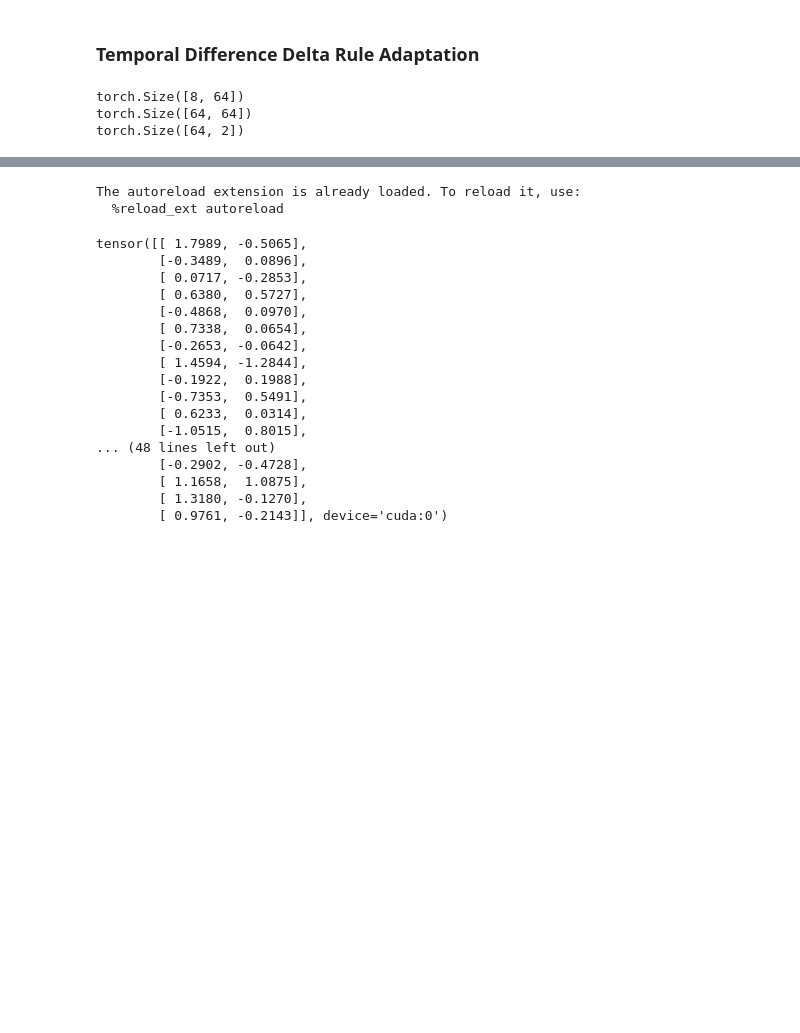
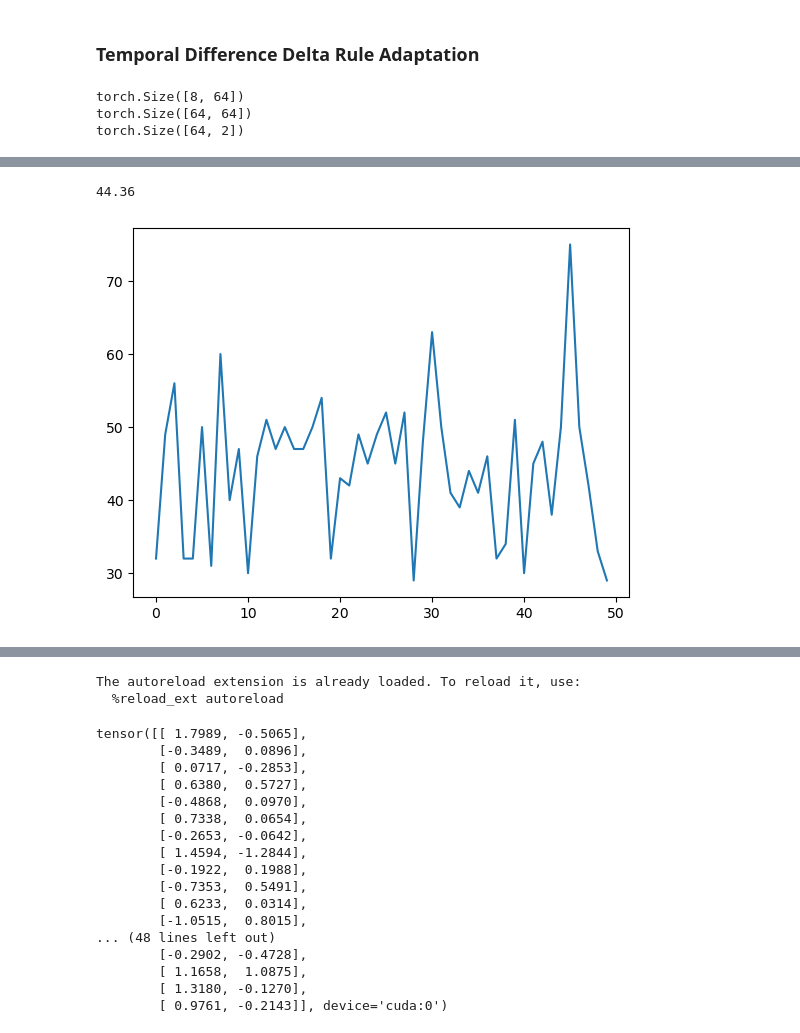
Before and after one commit to mahmoudakl/dsrl, a Jupyter notebook: rstdp_domain_adaptation/delta_cartpole_adaptation.ipynb, the cells around one changed output, grey strips where cells are left out. Cells and saved outputs as stored; diff of their text form; code cells hidden in the pictures; blank space fills up the shorter version.

```diff
--- a/rstdp_domain_adaptation/delta_cartpole_adaptation.ipynb
+++ b/rstdp_domain_adaptation/delta_cartpole_adaptation.ipynb
@@ -49,7 +49,7 @@ rstdp_episodes = 250
 original_env = gym.make(env_name)
 
 modified_env = gym.make(env_name)
-modified_env.unwrapped.length *= 1.5
+modified_env.unwrapped.length *= 0.5
 # %%
 # SNN Hyperparameters
 simulation_time = 8
@@ -159,13 +160,7 @@ Episode:   34 -- Reward:  197.97 -- Best reward:  197.97 in episode   31
 # %% [markdown]
 ### Temporal Difference Delta Rule Adaptation
 # %%
-def TDNet :
-    ADD value to network
-
-for step in environment:
-
-    observation <- step
-    action, value = TDNet(observation)
-    reward = environment(action)
+modified_env = gym.make(env_name)
+modified_env.unwrapped.length *= 10
 # %%
 # Hyperparameters
@@ -187,3 +183,14 @@ print(weights[0][0][2].shape)
 torch.Size([8, 64])
 torch.Size([64, 64])
 torch.Size([64, 2])
+# %%
+from dsnn import TDDeltaNet
+
+lr = learning_rate
+num_episodes = rstdp_episodes
+
+weight_seed = weights[0]
+full_net = TDDeltaNet(alpha, beta, threshold, architecture, simulation_time, weight_seed,
+                                  device=device, dtype=dtype)
+action_net = full_net.l3
+actor_weights = action_net.weights
@@ -189,0 +445,5 @@ torch.Size([64, 2])
+# %%
+test(0)
+# %% [output]
+44.36
+[figure, added]
```
Also changed, not shown: parts of 10 cells of this notebook, 1 other file.
